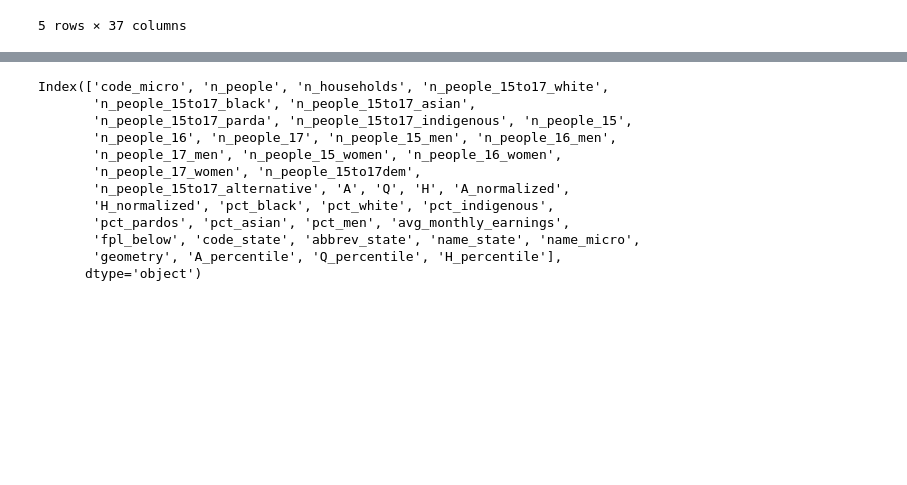
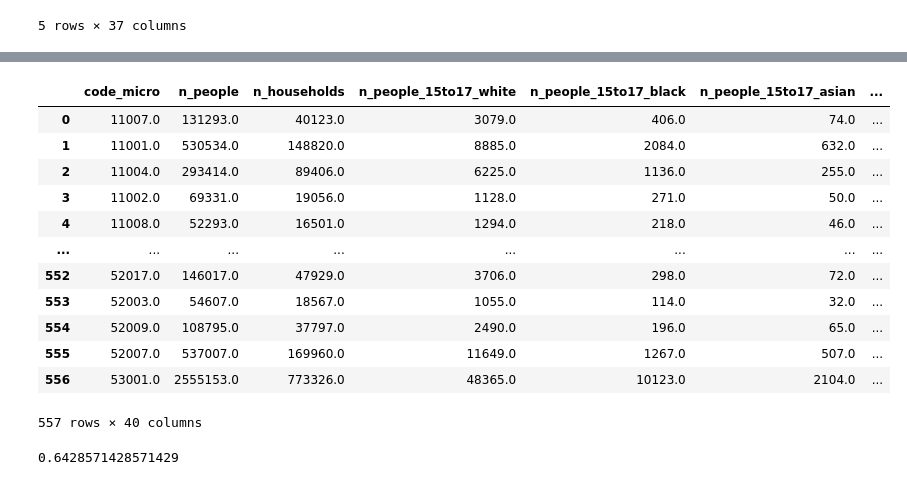
Before and after one commit to hordiienkoalina/atlas-educacao, a Jupyter notebook: notebooks/access_metric_different_levels.ipynb, the cells around one changed output, grey strips where cells are left out. Cells and saved outputs as stored; diff of their text form; code cells hidden in the pictures; blank space fills up the shorter version.

```diff
--- a/notebooks/access_metric_different_levels.ipynb
+++ b/notebooks/access_metric_different_levels.ipynb
@@ -272,15 +287,20 @@ Result DataFrame:
 # %%
-microregion_access_df.columns
+microregion_access_df
 # %% [output]
+|  | code_micro | n_people | n_households | n_people_15to17_white | n_people_15to17_black | n_people_15to17_asian | ... |
+| 0 | 11007.0 | 131293.0 | 40123.0 | 3079.0 | 406.0 | 74.0 | ... |
+| 1 | 11001.0 | 530534.0 | 148820.0 | 8885.0 | 2084.0 | 632.0 | ... |
+| 2 | 11004.0 | 293414.0 | 89406.0 | 6225.0 | 1136.0 | 255.0 | ... |
+| 3 | 11002.0 | 69331.0 | 19056.0 | 1128.0 | 271.0 | 50.0 | ... |
+| 4 | 11008.0 | 52293.0 | 16501.0 | 1294.0 | 218.0 | 46.0 | ... |
+| ... | ... | ... | ... | ... | ... | ... | ... |
+| 552 | 52017.0 | 146017.0 | 47929.0 | 3706.0 | 298.0 | 72.0 | ... |
+| 553 | 52003.0 | 54607.0 | 18567.0 | 1055.0 | 114.0 | 32.0 | ... |
+| 554 | 52009.0 | 108795.0 | 37797.0 | 2490.0 | 196.0 | 65.0 | ... |
+| 555 | 52007.0 | 537007.0 | 169960.0 | 11649.0 | 1267.0 | 507.0 | ... |
+| 556 | 53001.0 | 2555153.0 | 773326.0 | 48365.0 | 10123.0 | 2104.0 | ... |
-Index(['code_micro', 'n_people', 'n_households', 'n_people_15to17_white',
-       'n_people_15to17_black', 'n_people_15to17_asian',
-       'n_people_15to17_parda', 'n_people_15to17_indigenous', 'n_people_15',
-       'n_people_16', 'n_people_17', 'n_people_15_men', 'n_people_16_men',
-       'n_people_17_men', 'n_people_15_women', 'n_people_16_women',
-       'n_people_17_women', 'n_people_15to17dem',
-       'n_people_15to17_alternative', 'A', 'Q', 'H', 'A_normalized',
-       'H_normalized', 'pct_black', 'pct_white', 'pct_indigenous',
-       'pct_pardos', 'pct_asian', 'pct_men', 'avg_monthly_earnings',
-       'fpl_below', 'code_state', 'abbrev_state', 'name_state', 'name_micro',
-       'geometry', 'A_percentile', 'Q_percentile', 'H_percentile'],
-      dtype='object')
+557 rows × 40 columns
+# %%
+np.nanpercentile(access_df['pct_men'], 90)
+# %% [output]
+0.6428571428571429
```
Also changed, not shown: parts of 1 cell of this notebook, 20 other files.
